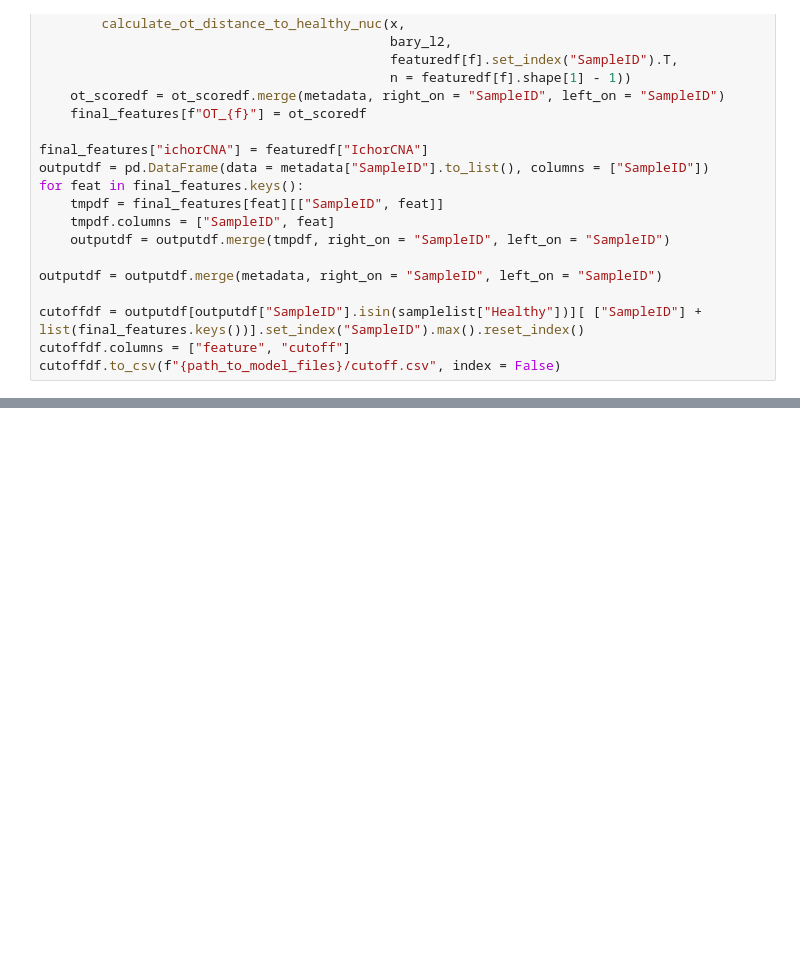
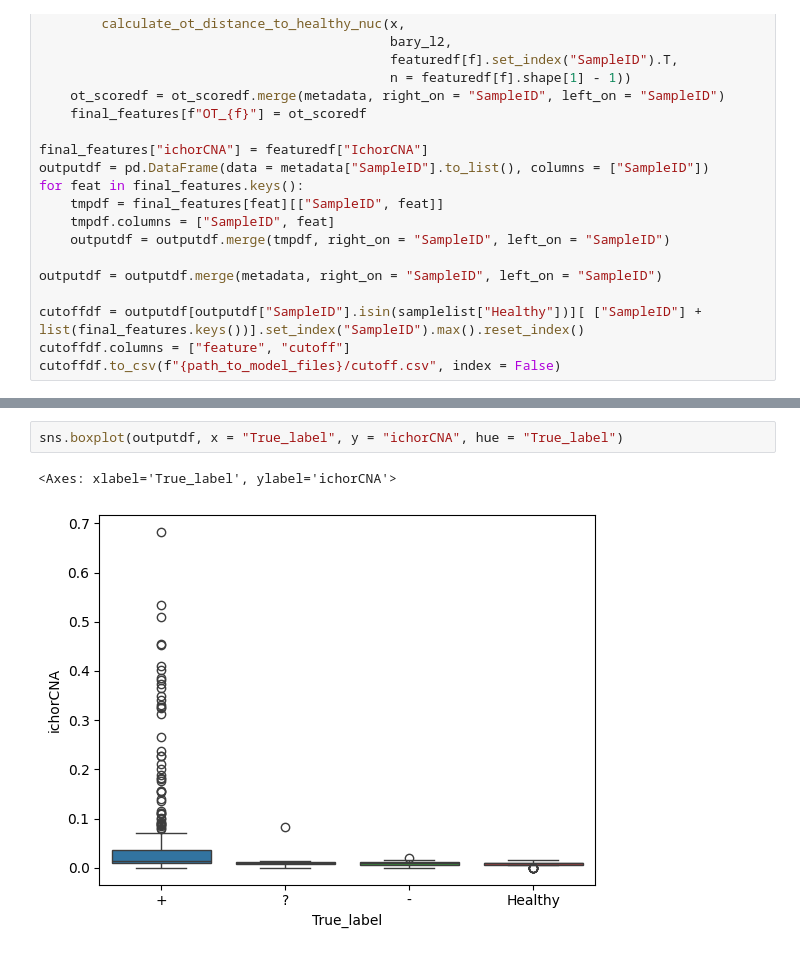
Before and after one commit to hieunguyen4193/gs-mrd, a Jupyter notebook: 01_generate_baseModels_for_a_release.ipynb, the cells around one changed output, grey strips where cells are left out. Drawn from its saved outputs; the diff is of its cells as text; blank space fills up the shorter version.

```diff
--- a/01_generate_baseModels_for_a_release.ipynb
+++ b/01_generate_baseModels_for_a_release.ipynb
@@ -200,0 +218,5 @@ cutoffdf.to_csv(f"{path_to_model_files}/cutoff.csv", index = False)
+# %%
+sns.boxplot(outputdf, x = "True_label", y = "ichorCNA", hue = "True_label")
+# %% [output]
+<Axes: xlabel='True_label', ylabel='ichorCNA'>
+[figure, added]
```
Also changed, not shown: parts of 5 cells of this notebook, 6 other files.
